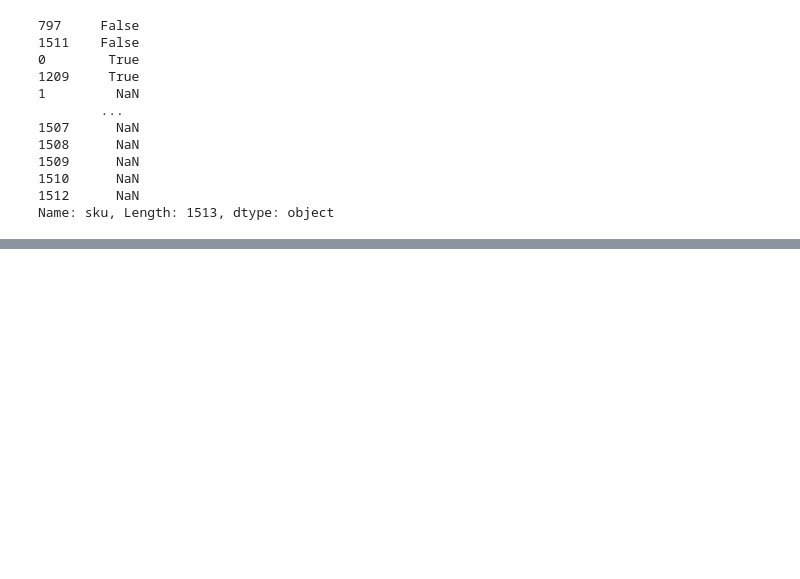
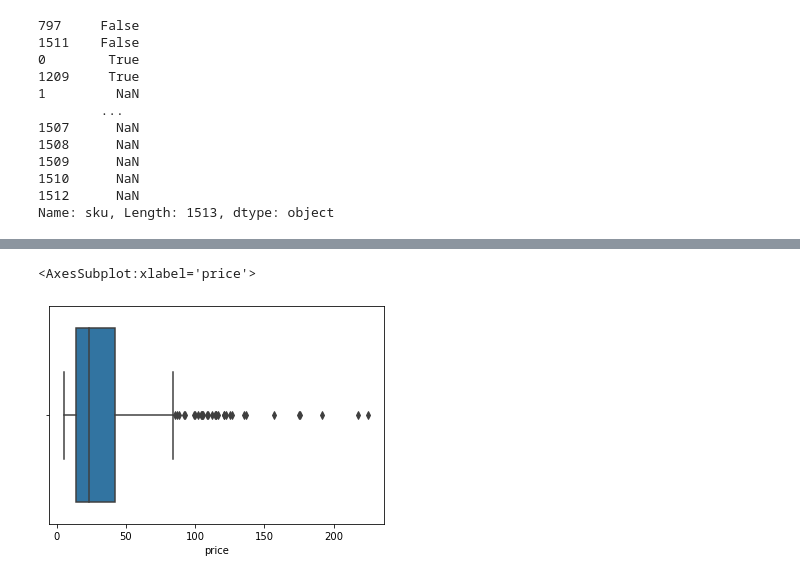
Before and after one commit to Etienne-COMBE/wine_spirit, a Jupyter notebook: src/main.ipynb, the cells around one changed output, grey strips where cells are left out. Cells and saved outputs as stored; diff of their text form; code cells hidden in the pictures; blank space fills up the shorter version.

```diff
--- a/src/main.ipynb
+++ b/src/main.ipynb
@@ -170,0 +129,2 @@ memory usage: 150.9+ KB
+# %%
+fusion['turnover'] = fusion['total_sales'] * fusion['price']
@@ -170,0 +140,5 @@ memory usage: 150.9+ KB
+# %%
+sb.boxplot(fusion['price'])
+# %% [output]
+<AxesSubplot:xlabel='price'>
+[figure, added]
```
Also changed, not shown: parts of 25 cells of this notebook, 1 other file.
